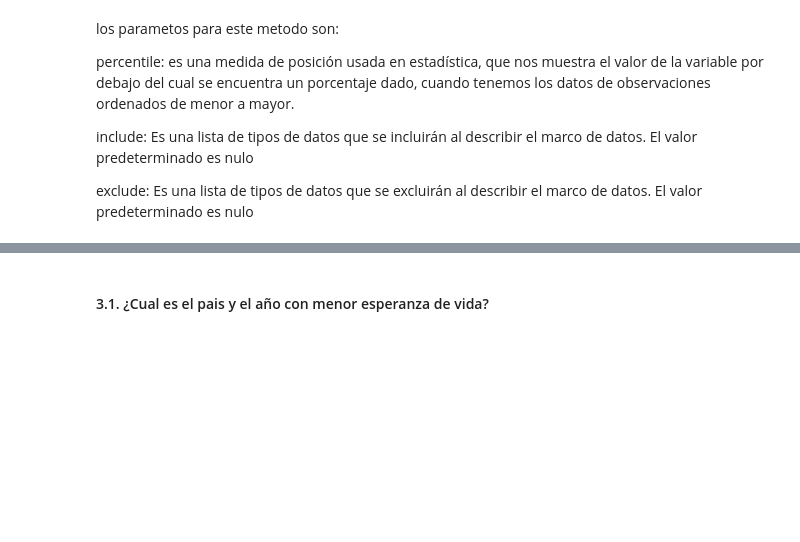
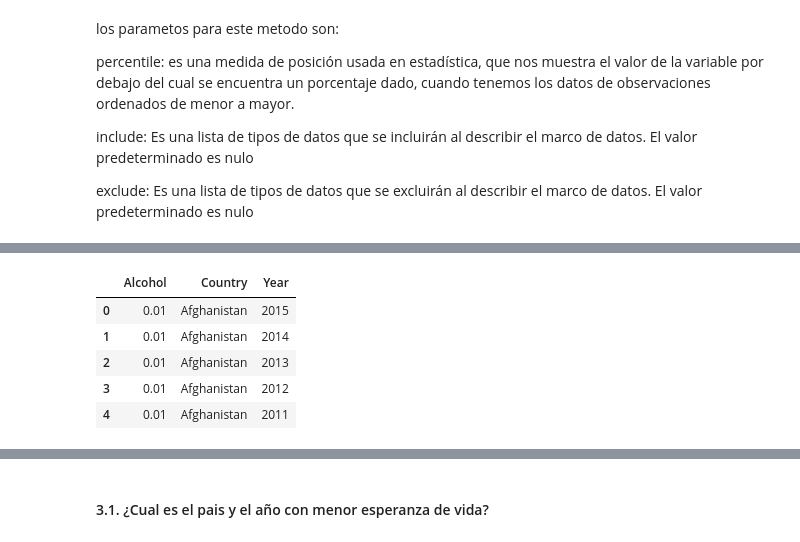
Before and after one commit to julianmoreno1123/Analitica-de-datos, a Jupyter notebook: Proyecto.ipynb, the cells around one changed output, grey strips where cells are left out. Saved outputs shown, nothing was run; the diff lists cells and outputs as text; code cells hidden in the pictures; blank space fills up the shorter version.

```diff
--- a/Proyecto.ipynb
+++ b/Proyecto.ipynb
@@ -243,0 +253,9 @@ Por otra parte podemos analizar que en esos años la menor esperanza de vida fue
+# %%
+dk.head()
+# %% [output]
+|  | Alcohol | Country | Year |
+| 0 | 0.01 | Afghanistan | 2015 |
+| 1 | 0.01 | Afghanistan | 2014 |
+| 2 | 0.01 | Afghanistan | 2013 |
+| 3 | 0.01 | Afghanistan | 2012 |
+| 4 | 0.01 | Afghanistan | 2011 |
```
Also changed, not shown: parts of 23 cells of this notebook.
